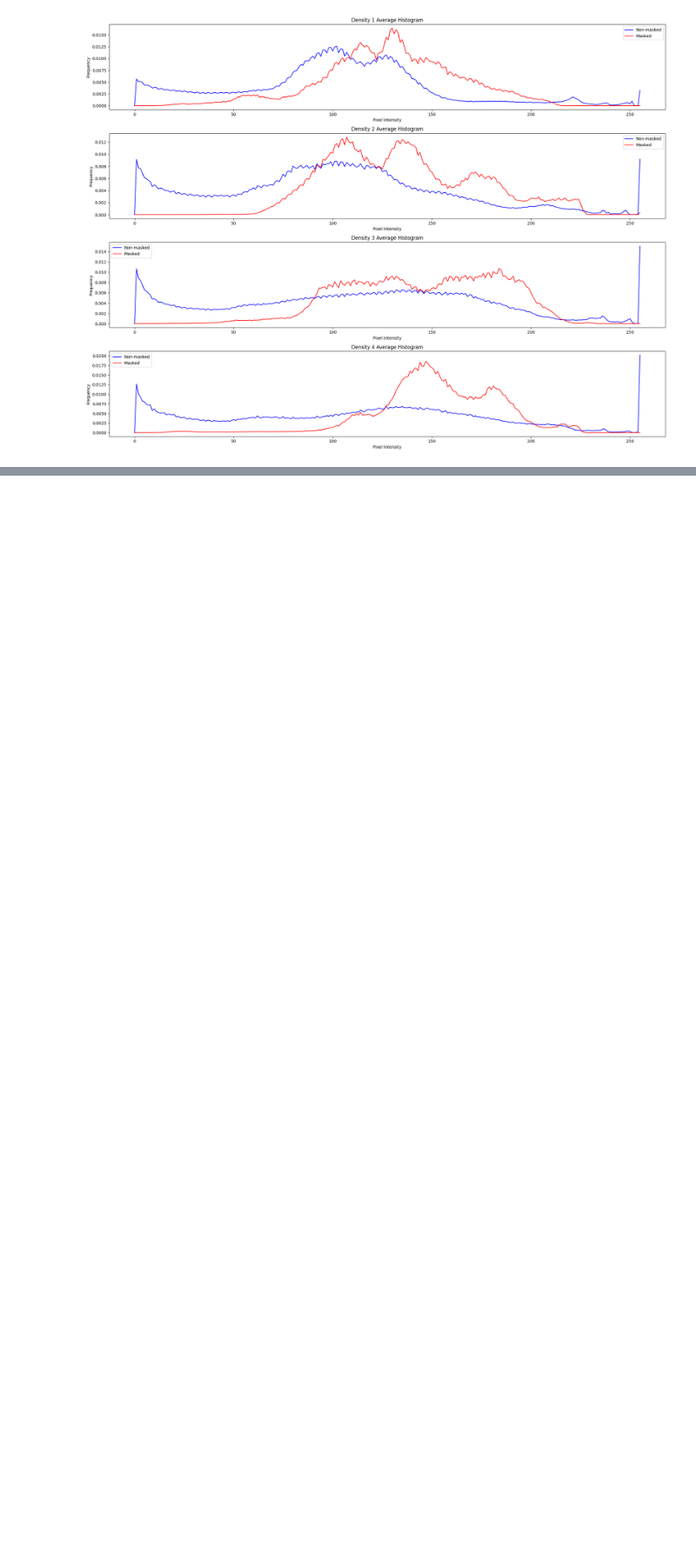
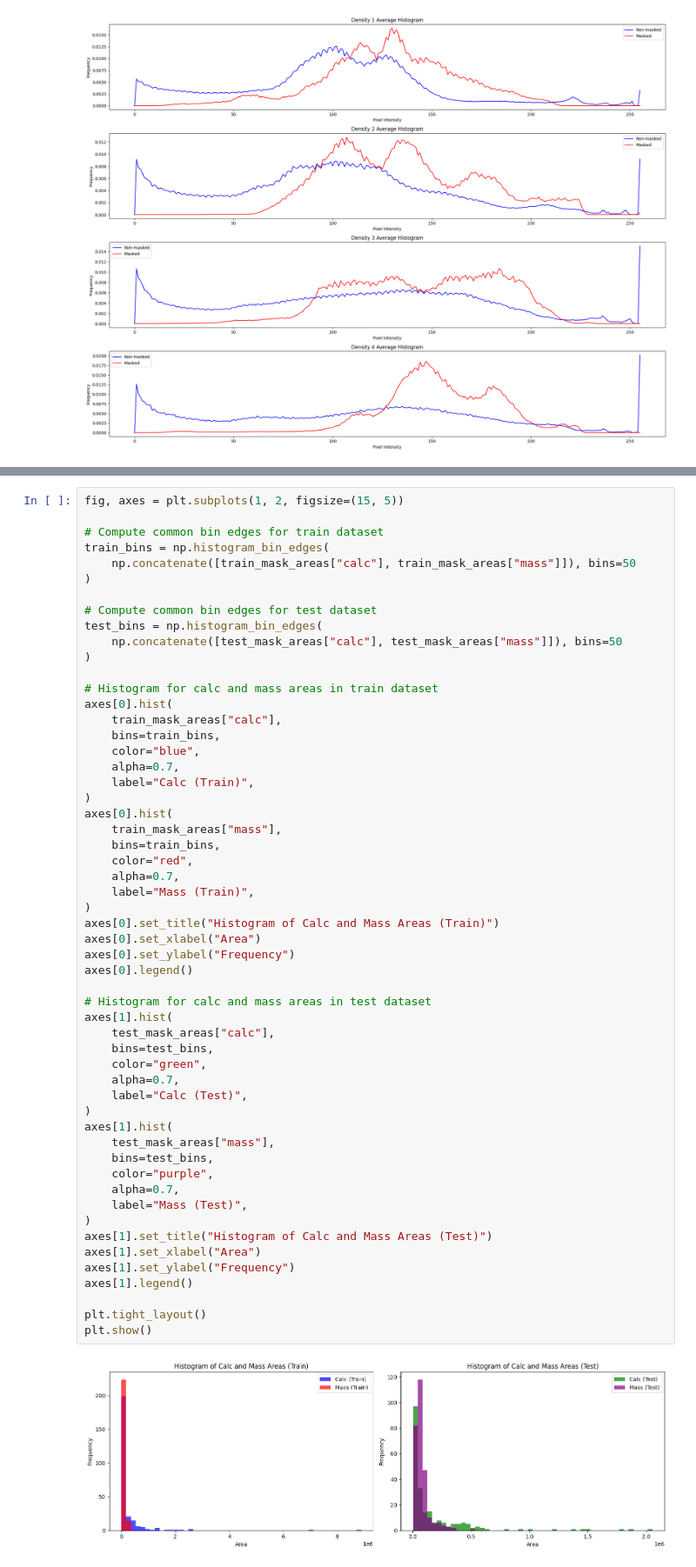
Before and after one commit to tmb2k01/mammo-vision, a Jupyter notebook: notebooks/data-analysis.ipynb, the cells around one changed output, grey strips where cells are left out. Shown at 87% size. Cells and saved outputs as stored; diff of their text form; blank space fills up the shorter version.

Commit message:
Add histogram about cancer areas

```diff
--- a/notebooks/data-analysis.ipynb
+++ b/notebooks/data-analysis.ipynb
@@ -568,0 +598,57 @@ plt.show()
+# %%
+fig, axes = plt.subplots(1, 2, figsize=(15, 5))
+
+# Compute common bin edges for train dataset
+train_bins = np.histogram_bin_edges(
+    np.concatenate([train_mask_areas["calc"], train_mask_areas["mass"]]), bins=50
+)
+
+# Compute common bin edges for test dataset
+test_bins = np.histogram_bin_edges(
+    np.concatenate([test_mask_areas["calc"], test_mask_areas["mass"]]), bins=50
+)
+
+# Histogram for calc and mass areas in train dataset
+axes[0].hist(
+    train_mask_areas["calc"],
+    bins=train_bins,
+    color="blue",
+    alpha=0.7,
+    label="Calc (Train)",
+)
+axes[0].hist(
+    train_mask_areas["mass"],
+    bins=train_bins,
+    color="red",
+    alpha=0.7,
+    label="Mass (Train)",
+)
+axes[0].set_title("Histogram of Calc and Mass Areas (Train)")
+axes[0].set_xlabel("Area")
+axes[0].set_ylabel("Frequency")
+axes[0].legend()
+
+# Histogram for calc and mass areas in test dataset
+axes[1].hist(
+    test_mask_areas["calc"],
+    bins=test_bins,
+    color="green",
+    alpha=0.7,
+    label="Calc (Test)",
+)
+axes[1].hist(
+    test_mask_areas["mass"],
+    bins=test_bins,
+    color="purple",
+    alpha=0.7,
+    label="Mass (Test)",
+)
+axes[1].set_title("Histogram of Calc and Mass Areas (Test)")
+axes[1].set_xlabel("Area")
+axes[1].set_ylabel("Frequency")
+axes[1].legend()
+
+plt.tight_layout()
+plt.show()
+# %% [output]
+[figure, added]
```
Also changed, not shown: parts of 2 cells of this notebook, 2 other files.
